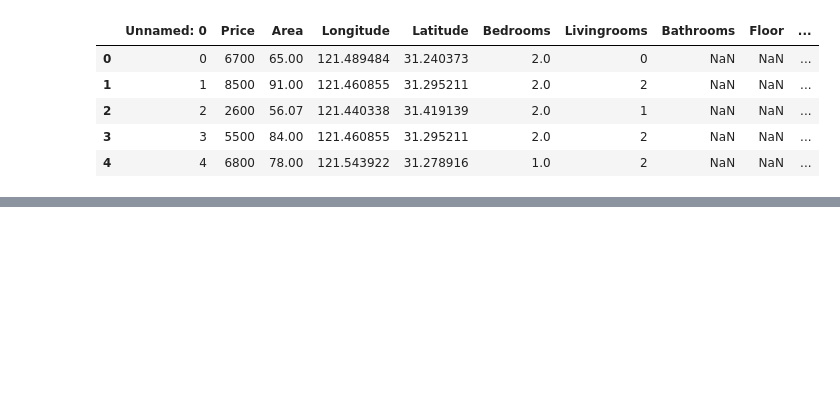
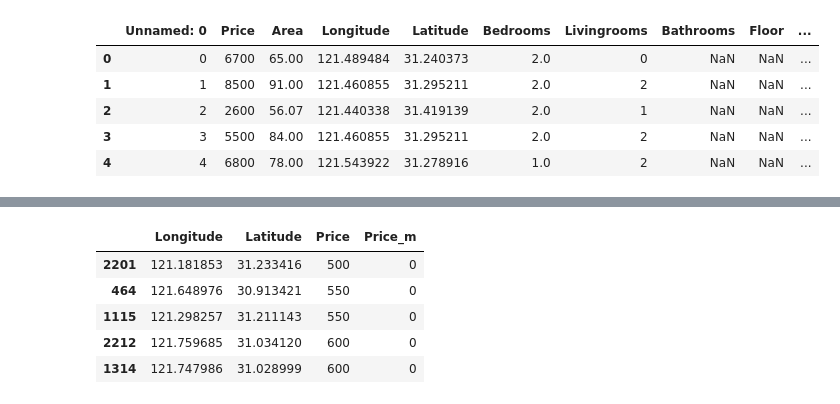
Before and after one commit to EdenWuyifan/Fake-Rental-Listing-Identification, a Jupyter notebook: visualization/LngLatPrice.ipynb, the cells around one changed output, grey strips where cells are left out. Saved outputs shown, nothing was run; the diff lists cells and outputs as text; code cells hidden in the pictures; blank space fills up the shorter version.

```diff
--- a/visualization/LngLatPrice.ipynb
+++ b/visualization/LngLatPrice.ipynb
@@ -66,0 +67,10 @@ g.savefig("qqq.png")
+# %%
+df['Price_m'] = df['Price']//1000*1000
+df.head()
+# %% [output]
+|  | Longitude | Latitude | Price | Price_m |
+| 2201 | 121.181853 | 31.233416 | 500 | 0 |
+| 464 | 121.648976 | 30.913421 | 550 | 0 |
+| 1115 | 121.298257 | 31.211143 | 550 | 0 |
+| 2212 | 121.759685 | 31.034120 | 600 | 0 |
+| 1314 | 121.747986 | 31.028999 | 600 | 0 |
```
Also changed, not shown: parts of 4 cells of this notebook, 7 other files.
